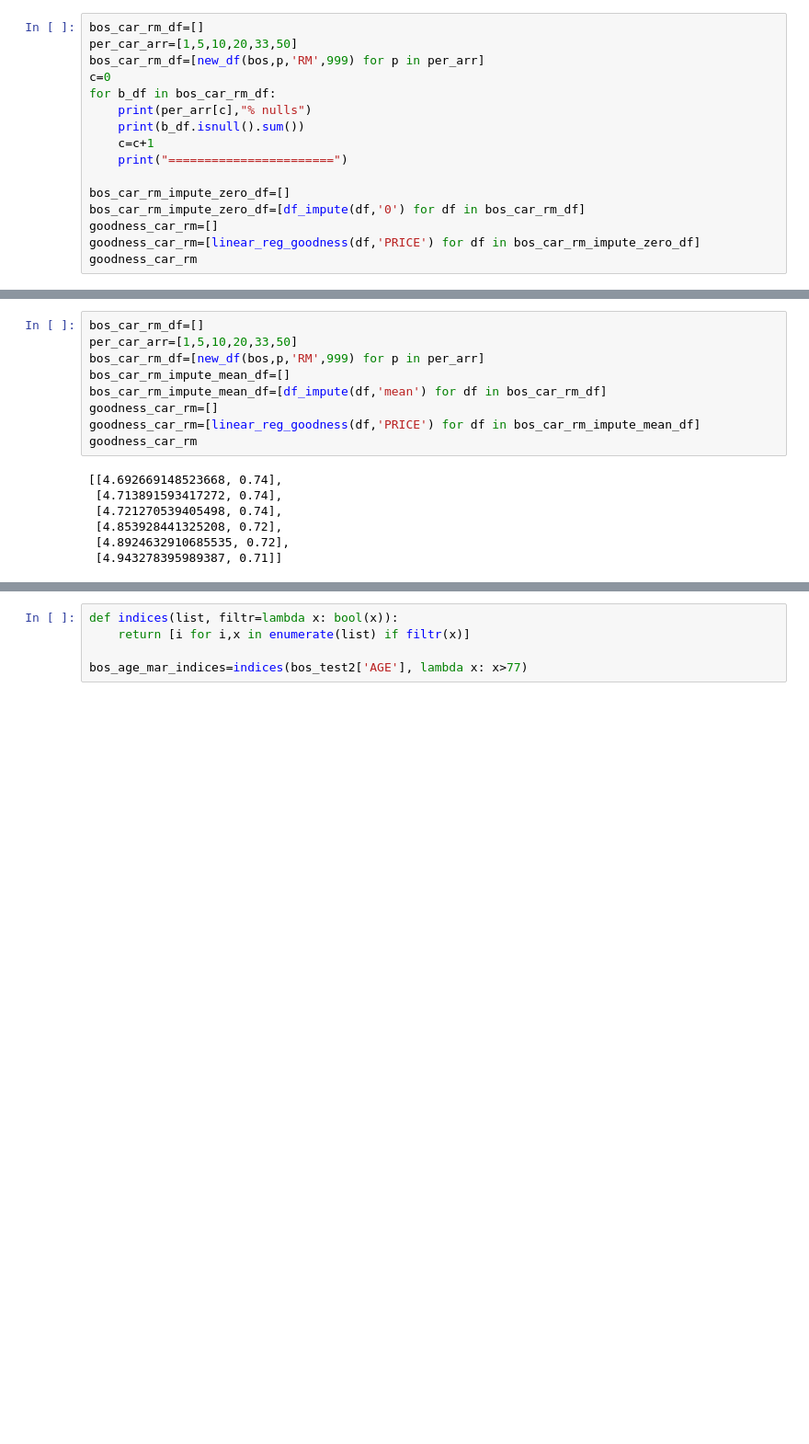
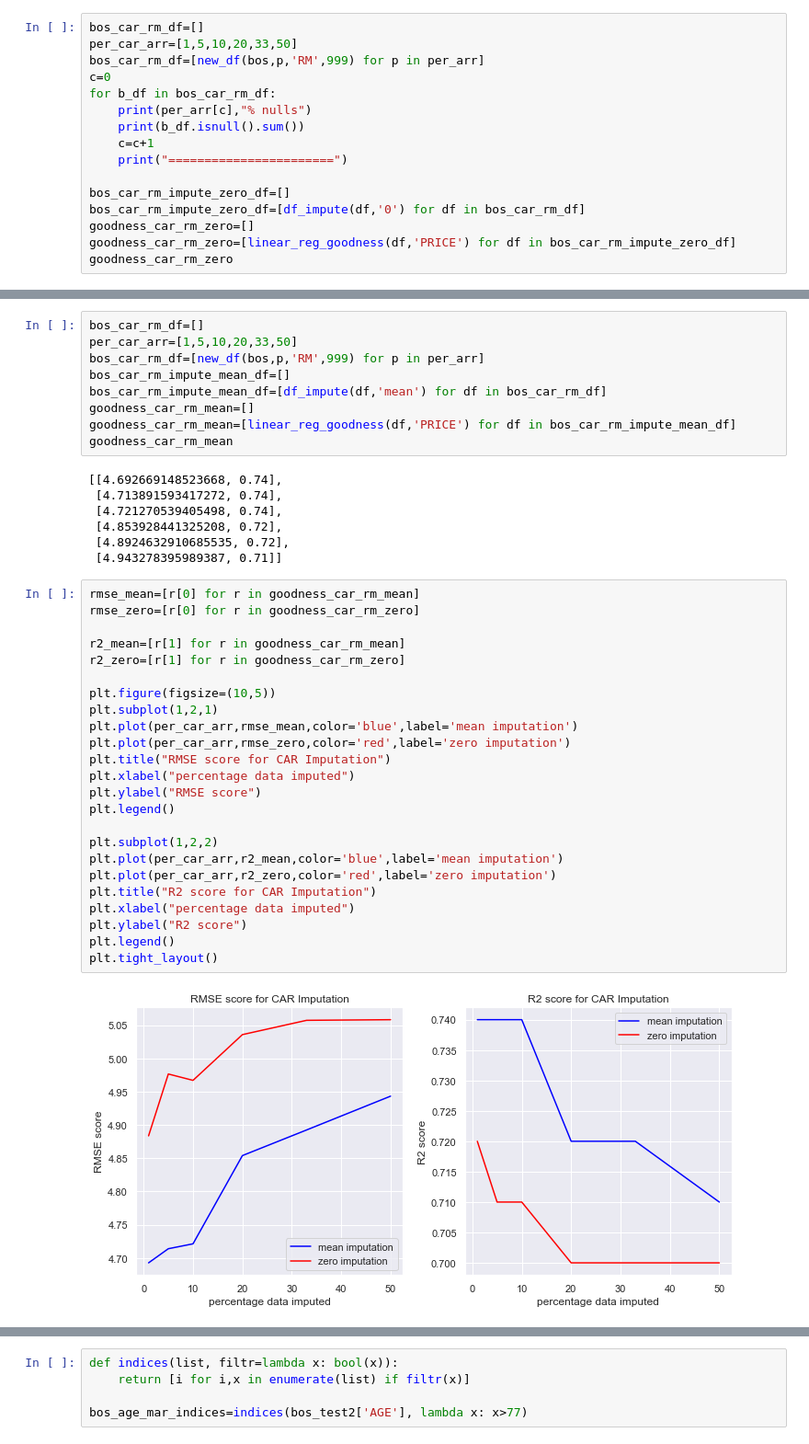
Before and after one commit to tanvi-arora/usecases, a Jupyter notebook: Imputation/CaseStudy10_Imputation.ipynb, the cells around one changed output, grey strips where cells are left out. Shown at 92% size. Drawn from its saved outputs; the diff is of its cells as text; blank space fills up the shorter version.

```diff
--- a/CaseStudy10_Imputation.ipynb
+++ b/Imputation/CaseStudy10_Imputation.ipynb
@@ -276,9 +415,9 @@ for b_df in bos_car_rm_df:
 
 bos_car_rm_impute_zero_df=[]
 bos_car_rm_impute_zero_df=[df_impute(df,'0') for df in bos_car_rm_df]
-goodness_car_rm=[]
-goodness_car_rm=[linear_reg_goodness(df,'PRICE') for df in bos_car_rm_impute_zero_df]
-goodness_car_rm
+goodness_car_rm_zero=[]
+goodness_car_rm_zero=[linear_reg_goodness(df,'PRICE') for df in bos_car_rm_impute_zero_df]
+goodness_car_rm_zero
 # %% [output]
 1 % nulls
 CRIM       0
@@ -309,9 +448,9 @@ per_car_arr=[1,5,10,20,33,50]
 bos_car_rm_df=[new_df(bos,p,'RM',999) for p in per_arr]
 bos_car_rm_impute_mean_df=[]
 bos_car_rm_impute_mean_df=[df_impute(df,'mean') for df in bos_car_rm_df]
-goodness_car_rm=[]
-goodness_car_rm=[linear_reg_goodness(df,'PRICE') for df in bos_car_rm_impute_mean_df]
-goodness_car_rm
+goodness_car_rm_mean=[]
+goodness_car_rm_mean=[linear_reg_goodness(df,'PRICE') for df in bos_car_rm_impute_mean_df]
+goodness_car_rm_mean
 # %% [output]
 [[4.692669148523668, 0.74],
  [4.713891593417272, 0.74],
@@ -319,4 +458,30 @@ goodness_car_rm
  [4.853928441325208, 0.72],
  [4.8924632910685535, 0.72],
  [4.943278395989387, 0.71]]
+# %%
+rmse_mean=[r[0] for r in goodness_car_rm_mean]
+rmse_zero=[r[0] for r in goodness_car_rm_zero]
+
+r2_mean=[r[1] for r in goodness_car_rm_mean]
+r2_zero=[r[1] for r in goodness_car_rm_zero]
+
+plt.figure(figsize=(10,5))
+plt.subplot(1,2,1)
+plt.plot(per_car_arr,rmse_mean,color='blue',label='mean imputation')
+plt.plot(per_car_arr,rmse_zero,color='red',label='zero imputation')
+plt.title("RMSE score for CAR Imputation")
+plt.xlabel("percentage data imputed")
+plt.ylabel("RMSE score")
+plt.legend()
+
+plt.subplot(1,2,2)
+plt.plot(per_car_arr,r2_mean,color='blue',label='mean imputation')
+plt.plot(per_car_arr,r2_zero,color='red',label='zero imputation')
+plt.title("R2 score for CAR Imputation")
+plt.xlabel("percentage data imputed")
+plt.ylabel("R2 score")
+plt.legend()
+plt.tight_layout()
+# %% [output]
+[figure, added]
 # %% [markdown]
```
Also changed, not shown: parts of 25 cells of this notebook, 3 other files.
